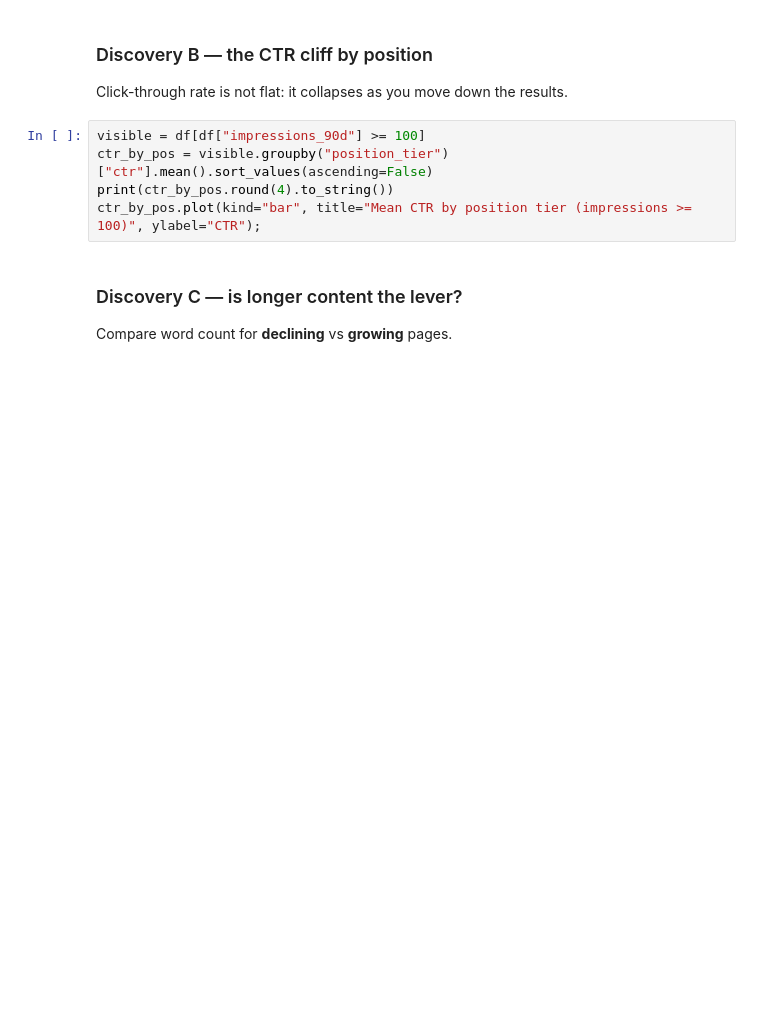
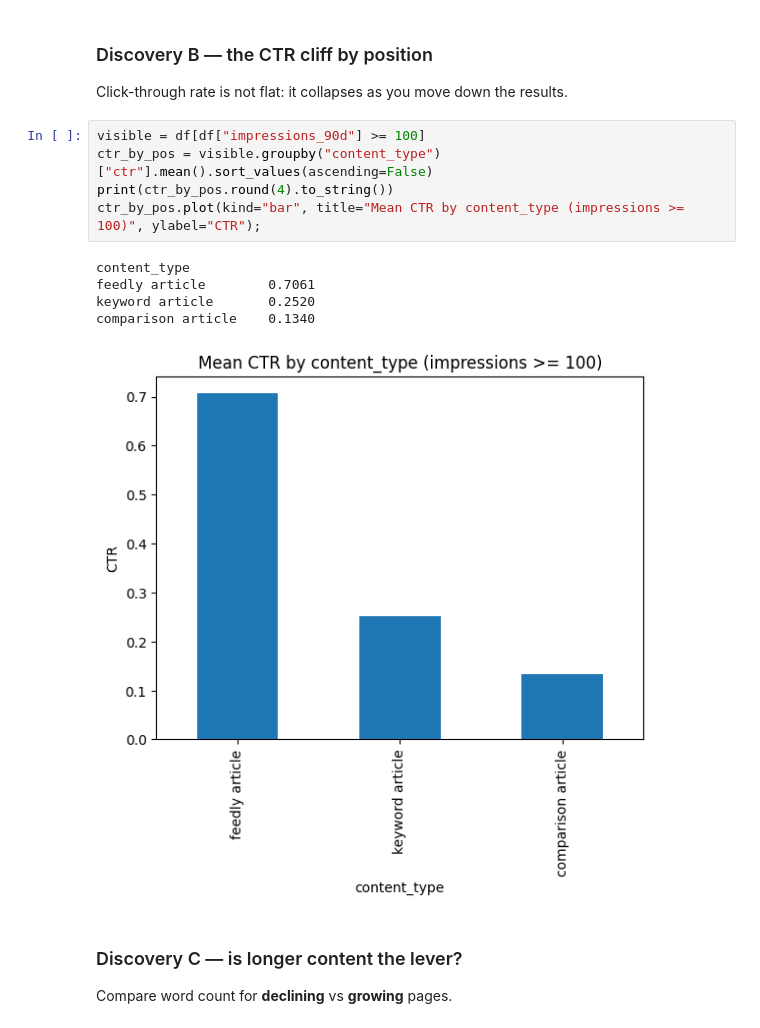
Before and after one commit to AbdulRehmanA1/FlyrankInternship, a Jupyter notebook: notebooks/01_first_look_and_discovery.ipynb, the cells around one changed output. Cells and saved outputs as stored; diff of their text form; blank space fills up the shorter version.

```diff
--- a/notebooks/01_first_look_and_discovery.ipynb
+++ b/notebooks/01_first_look_and_discovery.ipynb
@@ -77,9 +114,15 @@ print("Near zero -> keyword search volume barely predicts the traffic a page act
 Click-through rate is not flat: it collapses as you move down the results.
 # %%
 visible = df[df["impressions_90d"] >= 100]
-ctr_by_pos = visible.groupby("position_tier")["ctr"].mean().sort_values(ascending=False)
+ctr_by_pos = visible.groupby("content_type")["ctr"].mean().sort_values(ascending=False)
 print(ctr_by_pos.round(4).to_string())
-ctr_by_pos.plot(kind="bar", title="Mean CTR by position tier (impressions >= 100)", ylabel="CTR");
+ctr_by_pos.plot(kind="bar", title="Mean CTR by content_type (impressions >= 100)", ylabel="CTR");
+# %% [output]
+content_type
+feedly article        0.7061
+keyword article       0.2520
+comparison article    0.1340
+[figure, added]
 # %% [markdown]
 ### Discovery C — is longer content the lever?
 Compare word count for **declining** vs **growing** pages.
```
Also changed, not shown: parts of 8 cells of this notebook.
